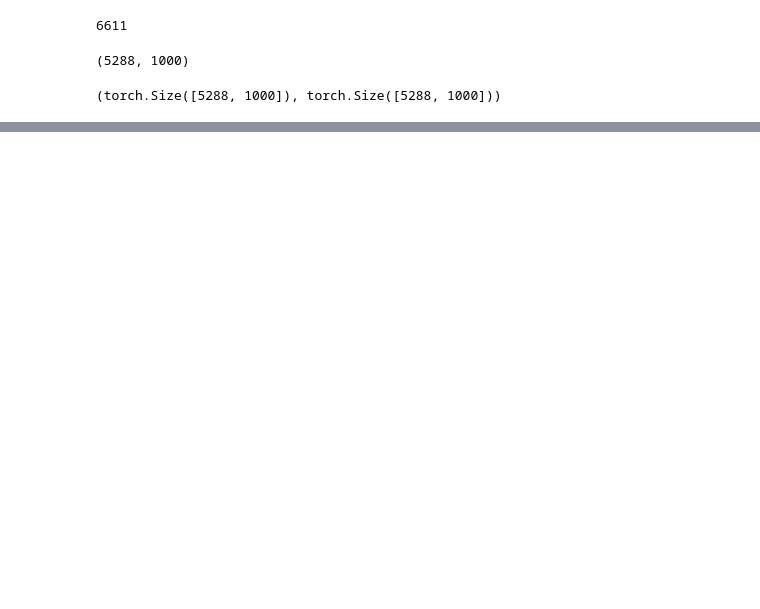
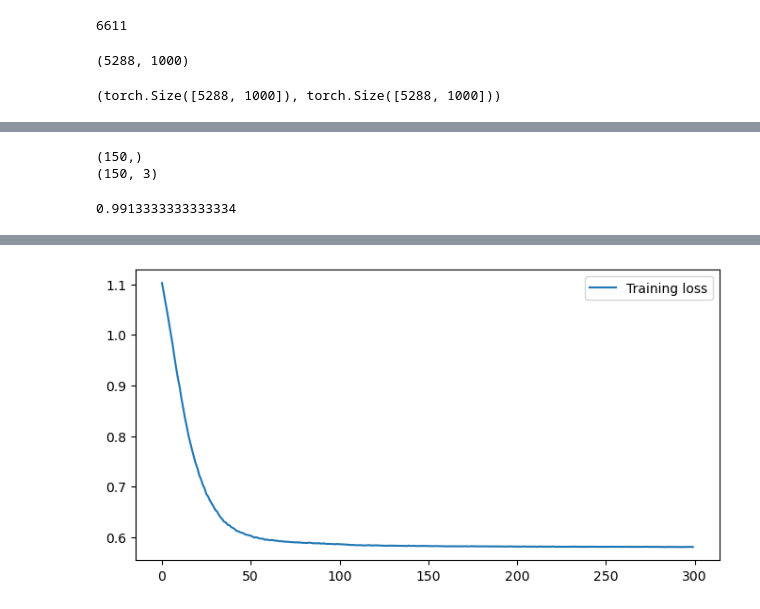
Before and after one commit to KWaniova/PLN, a Jupyter notebook: projekt/projekt.ipynb, the cells around one changed output, grey strips where cells are left out. Cells and saved outputs as stored; diff of their text form; code cells hidden in the pictures; blank space fills up the shorter version.

```diff
--- a/projekt/projekt.ipynb
+++ b/projekt/projekt.ipynb
@@ -273,0 +267,54 @@ Accuracy: 0.7498110355253212
+# %%
+from sklearn.datasets import load_iris
+from sklearn.linear_model import LogisticRegression
+X, y = load_iris(return_X_y=True)
+print(y.shape)
+clf = LogisticRegression(solver="liblinear").fit(X, y)
+print(clf.predict_proba(X).shape)
+roc_auc_score(y, clf.predict_proba(X), multi_class='ovr')
+# %% [output]
+(150,)
+(150, 3)
+0.9913333333333334
+# %%
+class ConvolutionalNet(nn.Module):
+    def __init__(self, input_dim, hidden_size, output_dim):
+        super(ConvolutionalNet, self).__init__()
+        self.conv1 = nn.Conv1d(input_dim, hidden_size, 3, padding=1)
+        self.batchNorm1 = nn.BatchNorm1d(hidden_size)
+        self.dropout = nn.Dropout(0.3)
+        # self.pool1 = nn.MaxPool1d(3, stride=1, padding=1)
+        self.conv2 = nn.Conv1d(hidden_size, hidden_size, 3, padding=1)
+        # self.pool2 = nn.MaxPool1d(3, stride=1, padding=1)
+        self.batchNorm2 = nn.BatchNorm1d(hidden_size)
+        self.fc1 = nn.Linear(hidden_size, 500)
+        self.fc2 = nn.Linear(500, output_dim)
+        self.softMax = nn.Softmax()
+
+    def forward(self, X):
+        X = X.squeeze(0)
+        out = self.conv1(X)
+        # out = self.pool1(out)
+        out = out.T
+        out = self.batchNorm1(out)
+        out = out.T
+        out = self.dropout(out)
+        out = self.conv2(out)
+        # out = self.pool2(out)
+        out = out.T
+        out = self.batchNorm2(out)
+        out = out.T
+        out = self.dropout(out)
+        out = self.fc1(out.T)
+        out = self.fc2(out)
+        out = self.softMax(out)
+        return out
+# %%
+epochs = 300
+learning_rate = 0.0001
+
+model = ConvolutionalNet(input_dim=input_size, hidden_size=512, output_dim=3)
+lr= 0.0001
+
+model = train_model(model, X_train.T, y_train, epochs, learning_rate)
+# %% [output]
@@ -273,0 +338 @@ Accuracy: 0.7498110355253212
+[figure, added]
```
Also changed, not shown: parts of 9 cells of this notebook.
